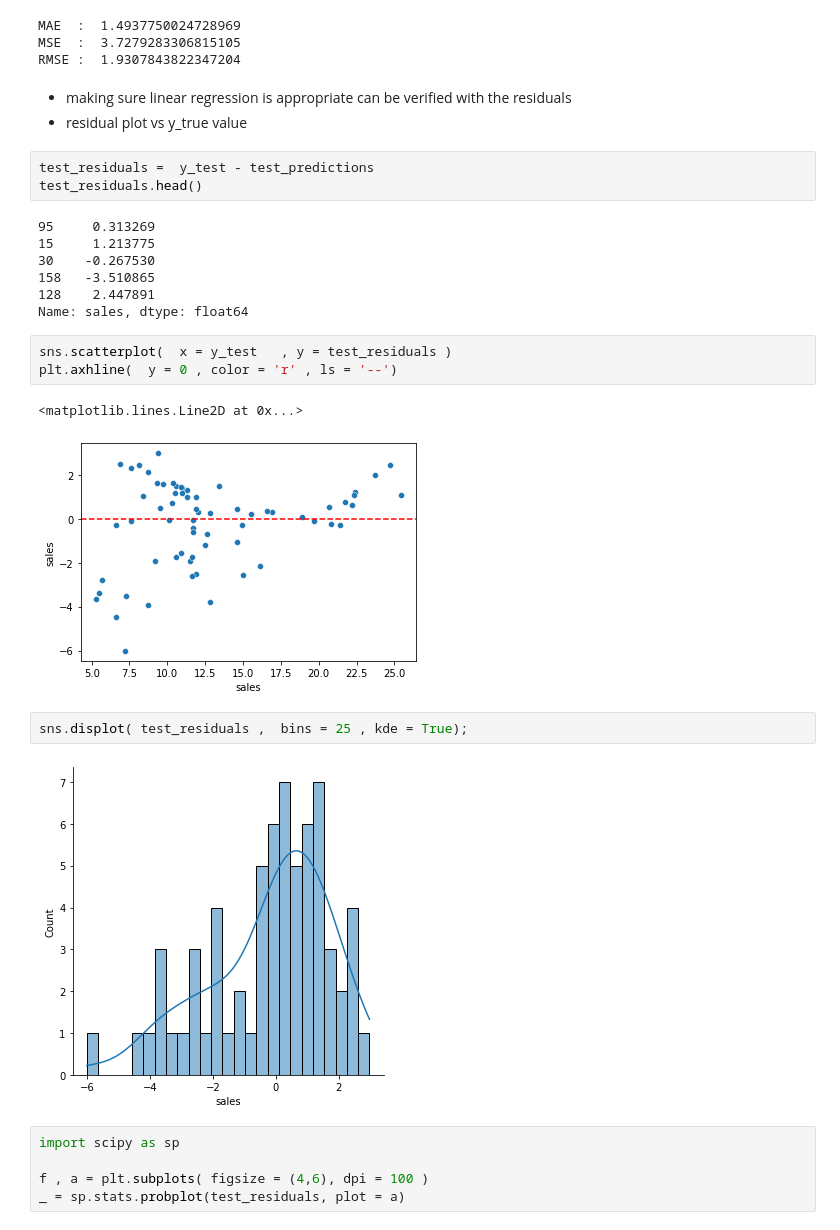
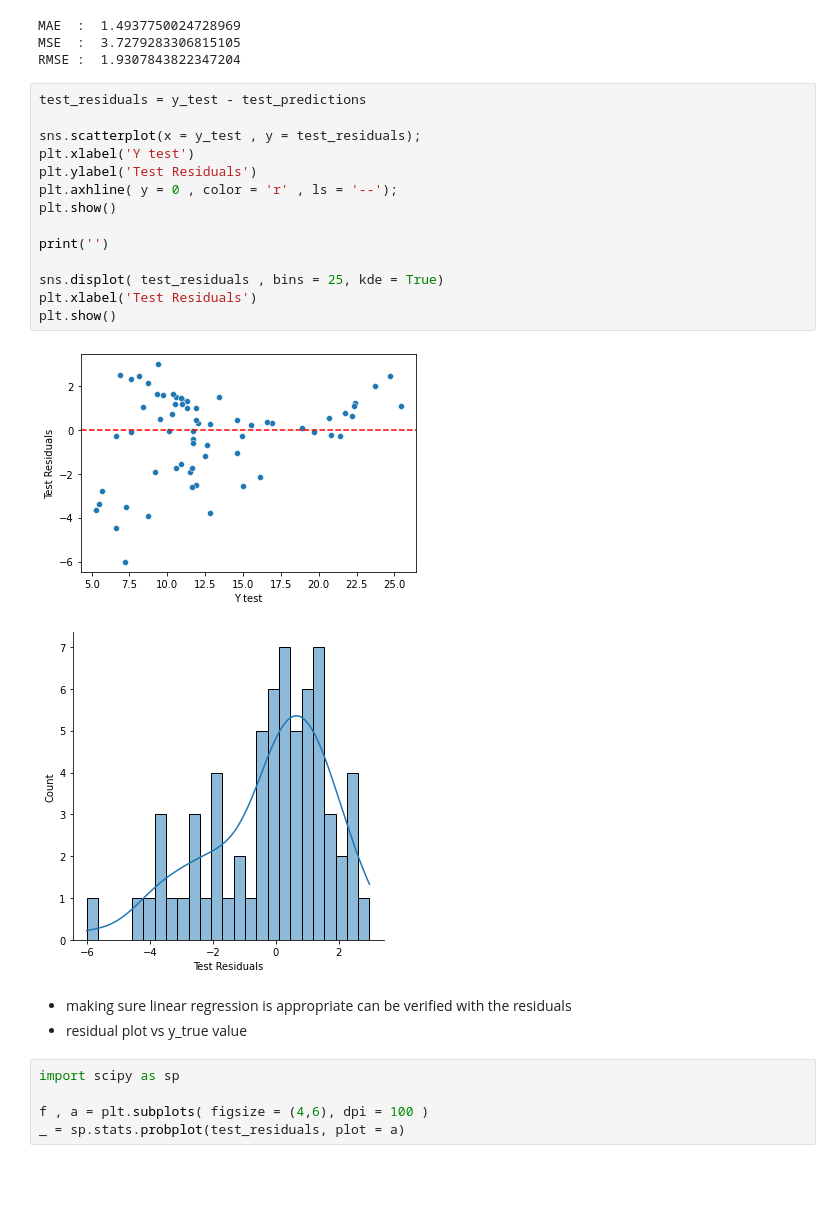
Before and after one commit to lilab001/ML-Toolkit, a Jupyter notebook: simple-linear-regression-codes.ipynb, the cells around one changed output. Drawn from its saved outputs; the diff is of its cells as text; blank space fills up the shorter version.

```diff
--- a/simple-linear-regression-codes.ipynb
+++ b/simple-linear-regression-codes.ipynb
@@ -172,29 +175,26 @@ print('RMSE : ' , np.sqrt(mean_squared_error( y_test , test_predictions )))
 MAE  :  1.4937750024728969
 MSE  :  3.7279283306815105
 RMSE :  1.9307843822347204
+# %%
+test_residuals = y_test - test_predictions
+
+sns.scatterplot(x = y_test , y = test_residuals);
+plt.xlabel('Y test')
+plt.ylabel('Test Residuals')
+plt.axhline( y = 0 , color = 'r' , ls = '--');
+plt.show()
+
+print('')
+
+sns.displot( test_residuals , bins = 25, kde = True)
+plt.xlabel('Test Residuals')
+plt.show()
+# %% [output]
+[figure, added]
+[figure, added]
 # %% [markdown]
 * making sure linear regression is appropriate can be verified with the residuals
 * residual plot vs y_true value
-# %%
-test_residuals =  y_test - test_predictions
-test_residuals.head()
-# %% [output]
-95     0.313269
-15     1.213775
-30    -0.267530
-158   -3.510865
-128    2.447891
-Name: sales, dtype: float64
-# %%
-sns.scatterplot(  x = y_test   , y = test_residuals )
-plt.axhline(  y = 0 , color = 'r' , ls = '--')
-# %% [output]
-<matplotlib.lines.Line2D at 0x...>
-[figure, removed]
-# %%
-sns.displot( test_residuals ,  bins = 25 , kde = True);
-# %% [output]
-[figure, removed]
 # %%
 import scipy as sp
 
```
Also changed, not shown: parts of 25 cells of this notebook.
